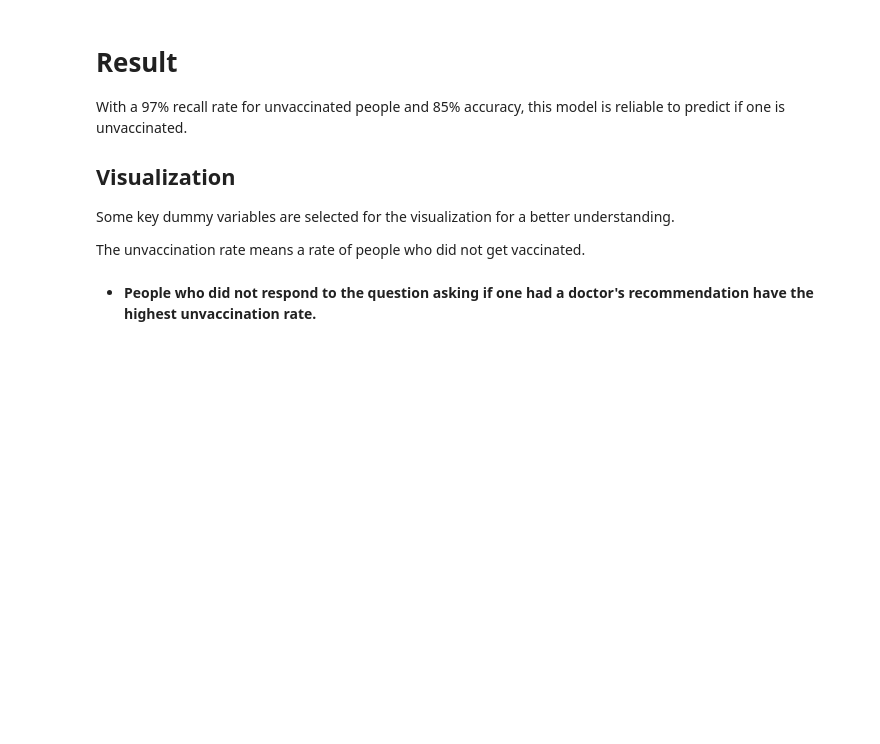
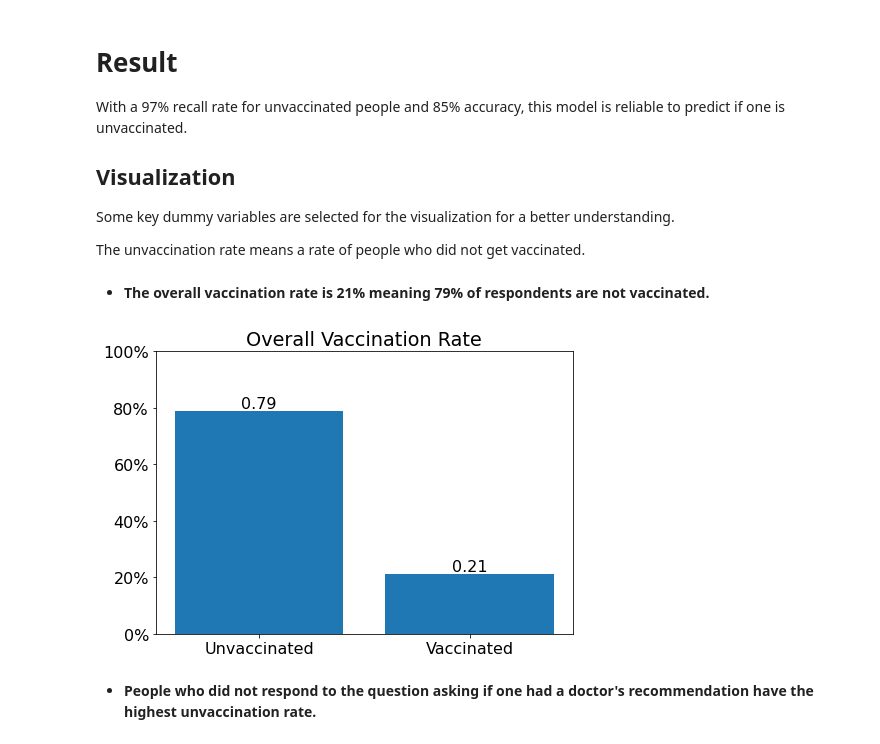
Before and after one commit to ddjh20482/vaccination_analysis, a Jupyter notebook: Vaccination_Analysis.ipynb, the cells around one changed output. Drawn from its saved outputs; the diff is of its cells as text; code cells hidden in the pictures; blank space fills up the shorter version.

```diff
--- a/Vaccination_Analysis.ipynb
+++ b/Vaccination_Analysis.ipynb
@@ -255,6 +247,15 @@ With a 97% recall rate for unvaccinated people and 85% accuracy, this model is r
 Some key dummy variables are selected for the visualization for a better understanding.
 
 The unvaccination rate means a rate of people who did not get vaccinated.
+# %% [markdown]
+- **The overall vaccination rate is 21% meaning 79% of respondents are not vaccinated.**
+# %%
+data = y.value_counts(normalize=True)
+title = "Overall Vaccination Rate"
+
+viz.result(data, title)
+# %% [output]
+[figure, added]
 # %% [markdown]
 - **People who did not respond to the question asking if one had a doctor's recommendation have the highest unvaccination rate.**
 # %%
```
Also changed, not shown: parts of 2 cells of this notebook.
